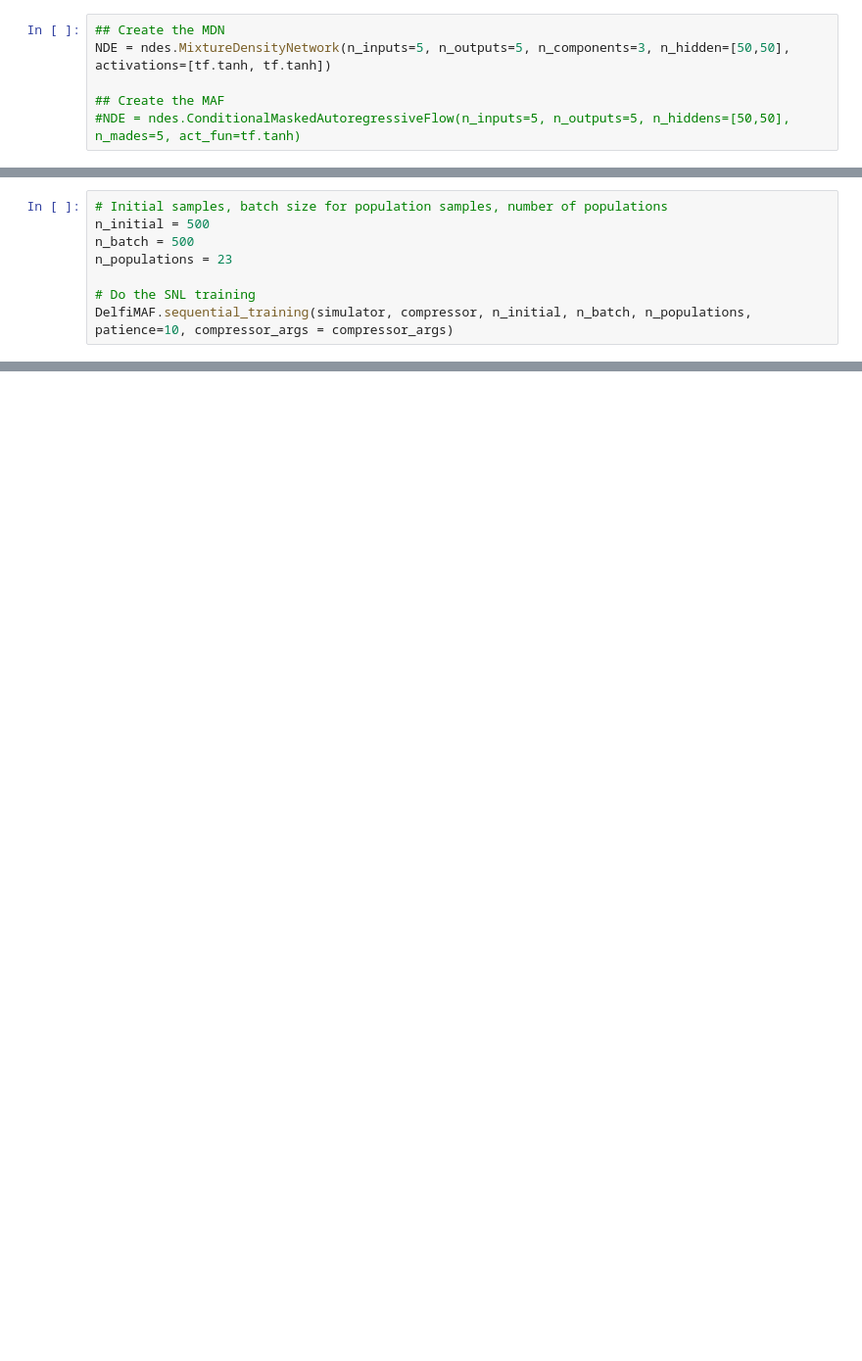
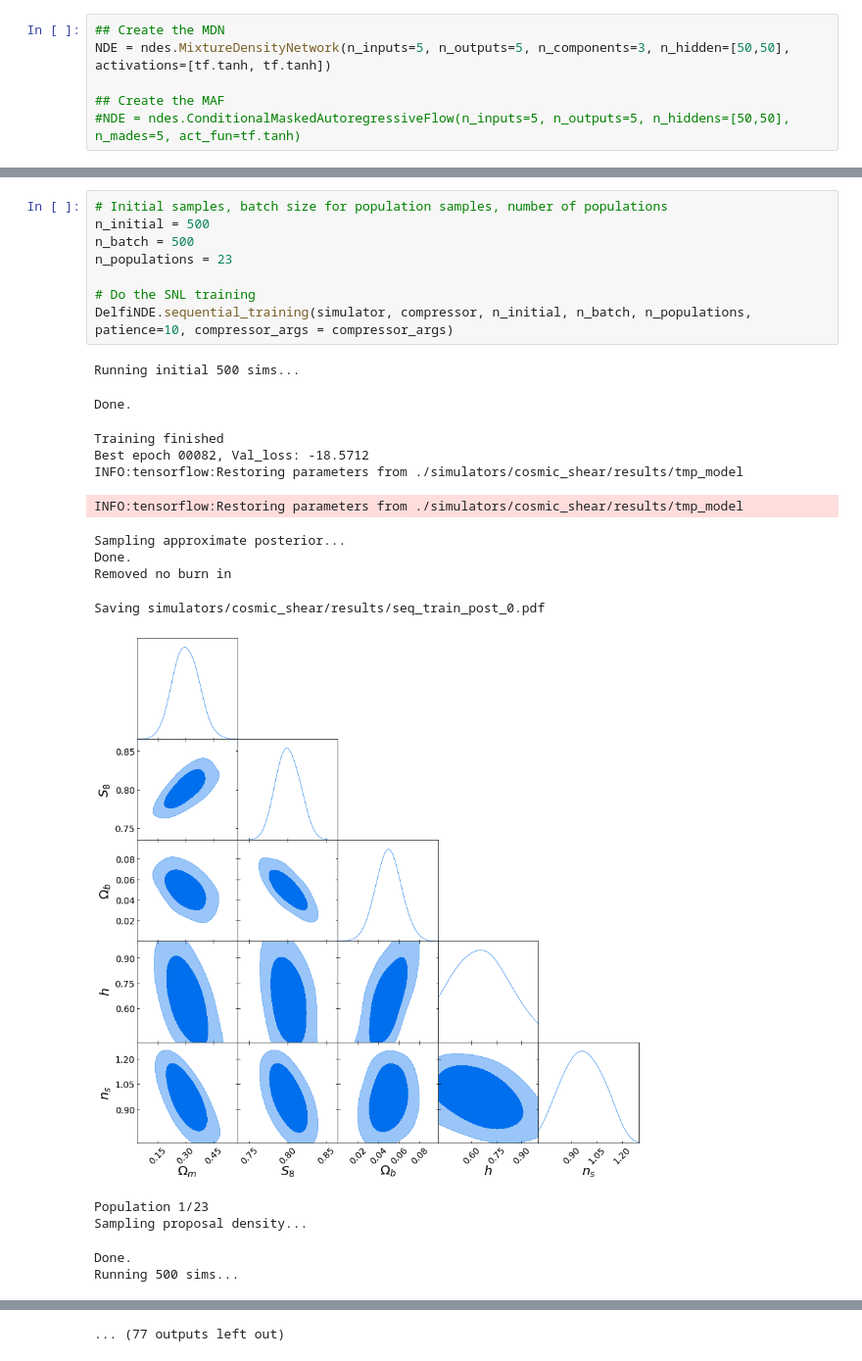
Before and after one commit to jasminelujia/pydelfi, a Jupyter notebook: cosmic_shear-IMNN.ipynb, the cells around one changed output, grey strips where cells are left out. Shown at 98% size. Cells and saved outputs as stored; diff of their text form; blank space fills up the shorter version.

```diff
--- a/cosmic_shear-IMNN.ipynb
+++ b/cosmic_shear-IMNN.ipynb
@@ -140,8 +162,24 @@ Training the neural density estimator...
 # %%
 # Initial samples, batch size for population samples, number of populations
 n_initial = 500
 n_batch = 500
 n_populations = 23
 
 # Do the SNL training
-DelfiMAF.sequential_training(simulator, compressor, n_initial, n_batch, n_populations, patience=10, compressor_args = compressor_args)
+DelfiNDE.sequential_training(simulator, compressor, n_initial, n_batch, n_populations, patience=10, compressor_args = compressor_args)
+# %% [output]
+Running initial 500 sims...
+Done.
+Training finished
+Best epoch 00082, Val_loss: -18.5712
+INFO:tensorflow:Restoring parameters from ./simulators/cosmic_shear/results/tmp_model
+INFO:tensorflow:Restoring parameters from ./simulators/cosmic_shear/results/tmp_model
+Sampling approximate posterior...
+Done.
+Removed no burn in
+Saving simulators/cosmic_shear/results/seq_train_post_0.pdf
+[figure, added]
+Population 1/23
+Sampling proposal density...
+Done.
+Running 500 sims...
@@ -148,3 +222,4 @@ DelfiMAF.sequential_training(simulator, compressor, n_initial, n_batch, n_popula
+... (77 outputs left out)
 # %%
 plt.close()
 columnwidth = 18 # cm
```
Also changed, not shown: parts of 22 cells of this notebook, 11 other files.
